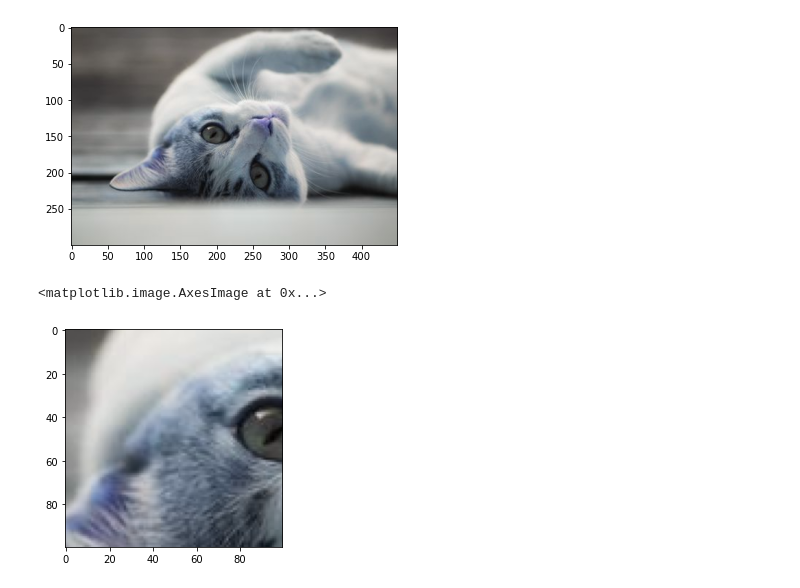
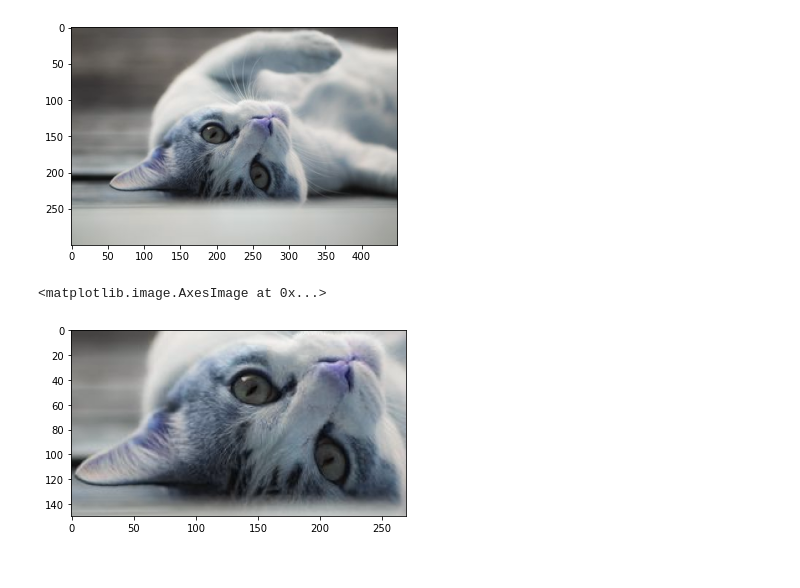
Before and after one commit to NHorde/cv-playground, a Jupyter notebook: utils.ipynb, the cells around one changed output. Drawn from its saved outputs; the diff is of its cells as text; code cells hidden in the pictures.

```diff
--- a/utils.ipynb
+++ b/utils.ipynb
@@ -76,9 +76,10 @@ plt.imshow(img)
 # %% [output]
 <matplotlib.image.AxesImage at 0x...>
 [figure]
-# %%
-img_crop = img[100:200,100:200]
-plt.imshow(img_crop)
-# %% [output]
-<matplotlib.image.AxesImage at 0x...>
-[figure, removed]
+# %%
+# Selecting portion of picture
+img_head = img[100:250,50:320]
+plt.imshow(img_crop)
+# %% [output]
+<matplotlib.image.AxesImage at 0x...>
+[figure, added]
```
